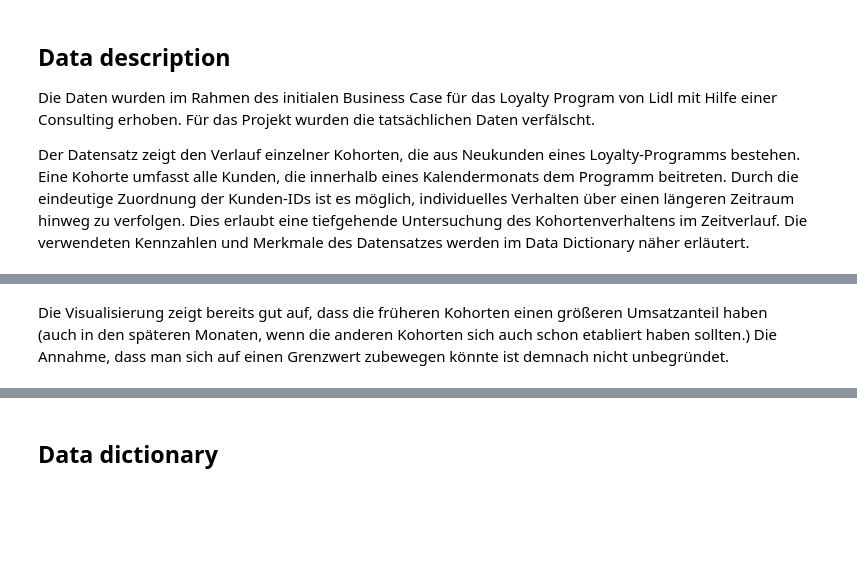
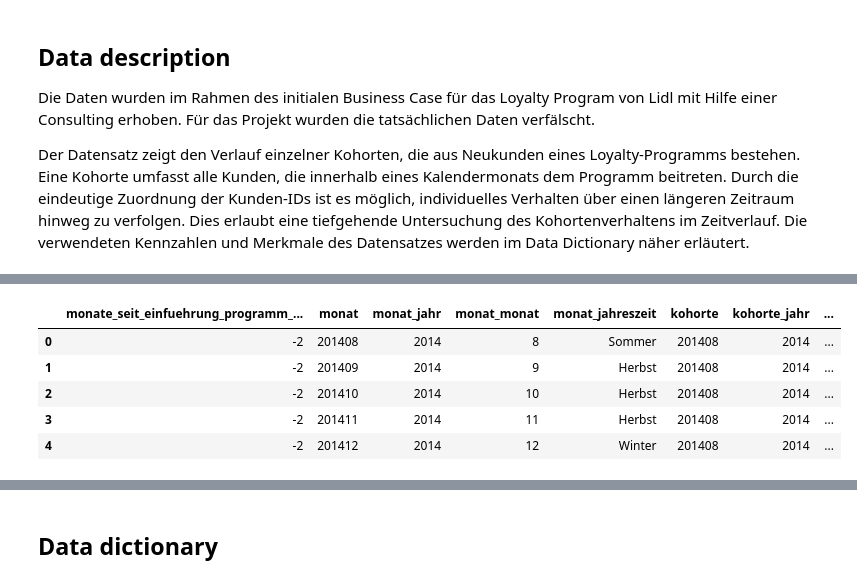
Before and after one commit to mm391-030401/project, a Jupyter notebook: references/project-proposal.ipynb, the cells around one changed output, grey strips where cells are left out. Cells and saved outputs as stored; diff of their text form; code cells hidden in the pictures; blank space fills up the shorter version.

```diff
--- a/references/project-proposal.ipynb
+++ b/references/project-proposal.ipynb
@@ -151,5 +141,12 @@ alt.Chart(data).mark_bar().encode(
 ).interactive()
 # %% [output]
 [interactive output not drawn]
-# %% [markdown]
-Die Visualisierung zeigt bereits gut auf, dass die früheren Kohorten einen größeren Umsatzanteil haben (auch in den späteren Monaten, wenn die anderen Kohorten sich auch schon etabliert haben sollten.) Die Annahme, dass man sich auf einen Grenzwert zubewegen könnte ist demnach nicht unbegründet.
+# %%
+data.head()
+# %% [output]
+|  | monate_seit_einfuehrung_programm_... | monat | monat_jahr | monat_monat | monat_jahreszeit | kohorte | kohorte_jahr | ... |
+| 0 | -2 | 201408 | 2014 | 8 | Sommer | 201408 | 2014 | ... |
+| 1 | -2 | 201409 | 2014 | 9 | Herbst | 201408 | 2014 | ... |
+| 2 | -2 | 201410 | 2014 | 10 | Herbst | 201408 | 2014 | ... |
+| 3 | -2 | 201411 | 2014 | 11 | Herbst | 201408 | 2014 | ... |
+| 4 | -2 | 201412 | 2014 | 12 | Winter | 201408 | 2014 | ... |
```
Also changed, not shown: parts of 11 cells of this notebook.
